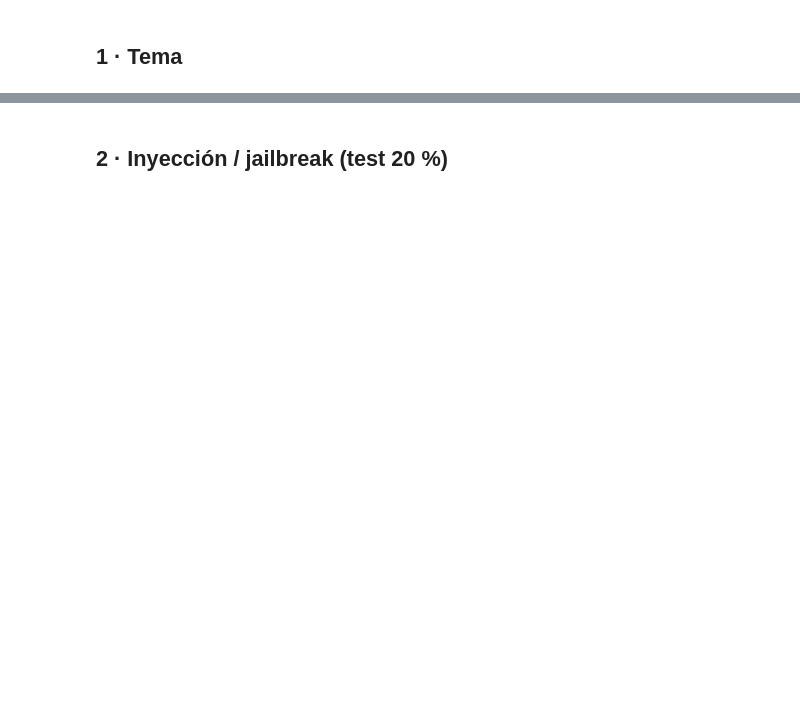
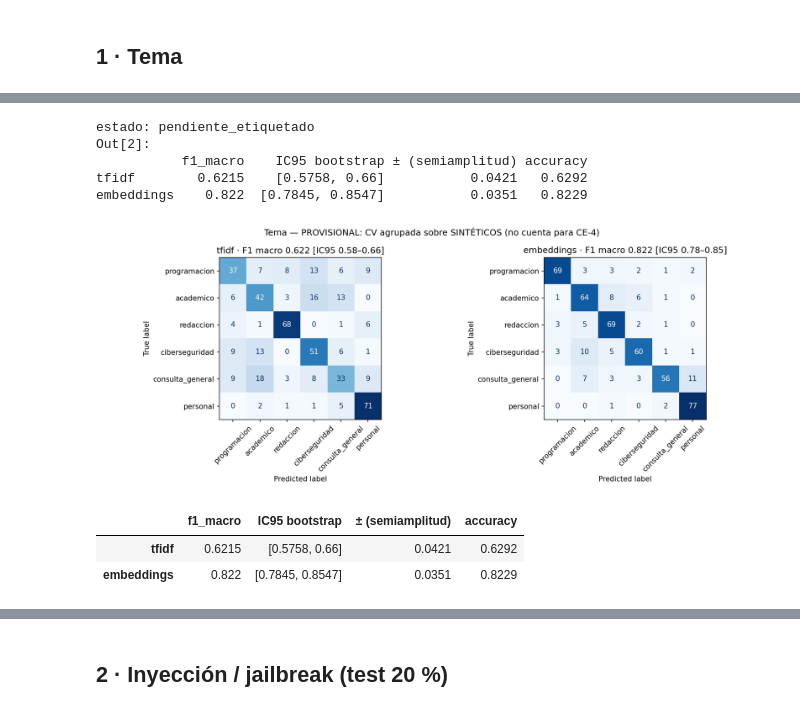
Before and after one commit to PLOT29/auditor-ia, a Jupyter notebook: ml/evaluate.ipynb, the cells around one changed output, grey strips where cells are left out. Saved outputs shown, nothing was run; the diff lists cells and outputs as text; code cells hidden in the pictures; blank space fills up the shorter version.

```diff
--- a/ml/evaluate.ipynb
+++ b/ml/evaluate.ipynb
@@ -86,0 +42,72 @@ embeddings    0.8220    0.8229
+# %%
+test_real = U.load_topic_test_real()
+LABELS = U.TOPIC_LABELS
+
+N_BOOT = 1000
+
+def f1_macro(y_true, y_pred):
+    return float(f1_score(y_true, y_pred, average="macro", labels=LABELS, zero_division=0))
+
+def bootstrap_ci(y_true, y_pred, n_boot=N_BOOT, alpha=0.05):
+    """IC del F1 macro por bootstrap (remuestreo con reemplazo de los prompts, seed fija)."""
+    y_true, y_pred = np.asarray(y_true), np.asarray(y_pred)
+    rng = np.random.default_rng(U.SEED)
+    stats = [f1_macro(y_true[idx], y_pred[idx])
+             for idx in (rng.integers(0, len(y_true), len(y_true)) for _ in range(n_boot))]
+    lo, hi = np.percentile(stats, [100 * alpha / 2, 100 * (1 - alpha / 2)])
+    return {"ic95": [round(float(lo), 4), round(float(hi), 4)], "n_boot": n_boot,
+            "semiamplitud": round(float(hi - lo) / 2, 4)}
+
+def topic_block(y_true, preds, tag, platforms=None):
+    out = {}
+    fig, axes = plt.subplots(1, 2, figsize=(13, 5.2))
+    for ax, (name, y_pred) in zip(axes, preds.items()):
+        y_pred = np.asarray(y_pred)
+        out[name] = {"f1_macro": round(f1_macro(y_true, y_pred), 4),
+                     "f1_macro_bootstrap": bootstrap_ci(y_true, y_pred),
+                     "accuracy": round(float((np.array(y_true) == y_pred).mean()), 4),
+                     "por_clase": {k: {m: round(v[m], 3) for m in ("precision", "recall", "f1-score", "support")}
+                                   for k, v in classification_report(y_true, y_pred, labels=LABELS, output_dict=True, zero_division=0).items()
+                                   if k in LABELS}}
+        if platforms is not None:
+            plat = np.asarray(platforms)
+            out[name]["por_plataforma"] = {
+                p: {"n": int((plat == p).sum()),
+                    "f1_macro": round(f1_macro(np.asarray(y_true)[plat == p], y_pred[plat == p]), 4)}
+                for p in sorted(set(plat))}
+        ci = out[name]["f1_macro_bootstrap"]["ic95"]
+        ConfusionMatrixDisplay(confusion_matrix(y_true, y_pred, labels=LABELS), display_labels=LABELS).plot(
+            ax=ax, xticks_rotation=45, colorbar=False, cmap="Blues")
+        ax.set_title(f"{name} · F1 macro {out[name]['f1_macro']:.3f} [IC95 {ci[0]:.2f}–{ci[1]:.2f}]")
+    fig.suptitle(f"Tema — {tag}")
+    fig.tight_layout()
+    return out, fig
+
+if test_real is not None:
+    status = "test_real"
+    preds = {"tfidf": topic_pred_tfidf(test_real.text.tolist()), "embeddings": topic_pred_emb(test_real.text.tolist())}
+    topic_metrics, fig = topic_block(test_real.label.tolist(), preds, f"TEST REAL (n={len(test_real)})",
+                                     platforms=test_real.platform.tolist())
+    save(fig, "topic_confusion_test_real.png")
+    errors_src = test_real.assign(pred_tfidf=preds["tfidf"], pred_emb=preds["embeddings"])
+else:
+    status = "pendiente_etiquetado"
+    oof = pd.read_csv(U.CACHE / "topic_oof.csv")
+    topic_metrics, fig = topic_block(oof.label.tolist(), {"tfidf": oof.pred_tfidf, "embeddings": oof.pred_emb},
+                                     "PROVISIONAL: CV agrupada sobre SINTÉTICOS (no cuenta para CE-4)")
+    save(fig, "topic_confusion_cv_synthetic.png")
+    errors_src = oof
+print("estado:", status)
+pd.DataFrame({k: {"f1_macro": v["f1_macro"], "IC95 bootstrap": v["f1_macro_bootstrap"]["ic95"],
+                  "± (semiamplitud)": v["f1_macro_bootstrap"]["semiamplitud"], "accuracy": v["accuracy"]}
+              for k, v in topic_metrics.items()}).T
+# %% [output]
+estado: pendiente_etiquetado
+Out[2]:
+           f1_macro    IC95 bootstrap ± (semiamplitud) accuracy
+tfidf        0.6215    [0.5758, 0.66]           0.0421   0.6292
+embeddings    0.822  [0.7845, 0.8547]           0.0351   0.8229
+[figure, added]
+|  | f1_macro | IC95 bootstrap | ± (semiamplitud) | accuracy |
+| tfidf | 0.6215 | [0.5758, 0.66] | 0.0421 | 0.6292 |
+| embeddings | 0.822 | [0.7845, 0.8547] | 0.0351 | 0.8229 |
```
Also changed, not shown: parts of 12 cells of this notebook, 11 other files.
